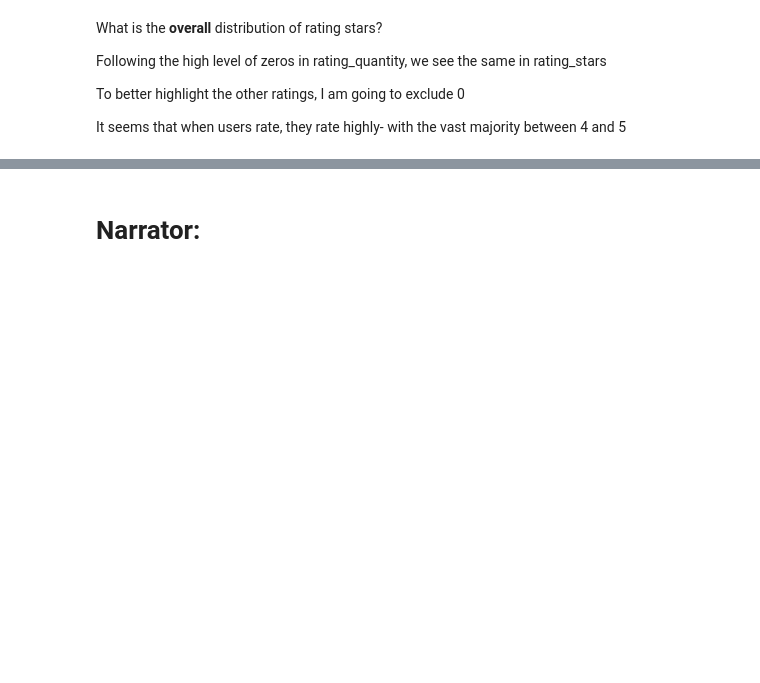
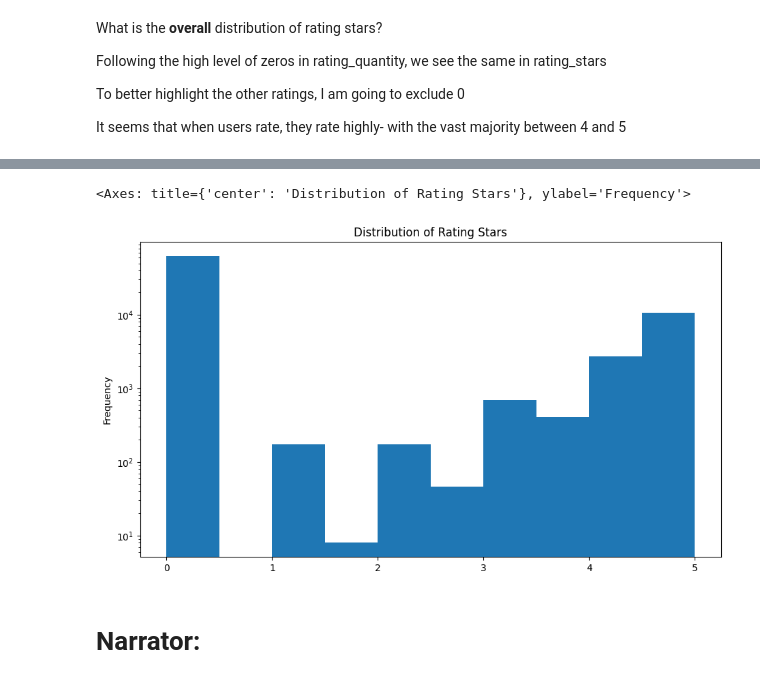
Before and after one commit to ccdatapdx/Data-Analysis, a Jupyter notebook: audible-data-cleaning-analysis.ipynb, the cells around one changed output, grey strips where cells are left out. Drawn from its saved outputs; the diff is of its cells as text; code cells hidden in the pictures; blank space fills up the shorter version.

```diff
--- a/audible-data-cleaning-analysis.ipynb
+++ b/audible-data-cleaning-analysis.ipynb
@@ -492,3 +485,12 @@ fig.show()
+# %%
+df['rating_stars'].plot(kind='hist',
+        title='Distribution of Rating Stars',
+        figsize=(11,6),
+        logy=True
+        )
+# %% [output]
+<Axes: title={'center': 'Distribution of Rating Stars'}, ylabel='Frequency'>
+[figure, added]
 # %% [markdown]
 # Narrator:
 # %% [markdown]
```
Also changed, not shown: parts of 10 cells of this notebook.
